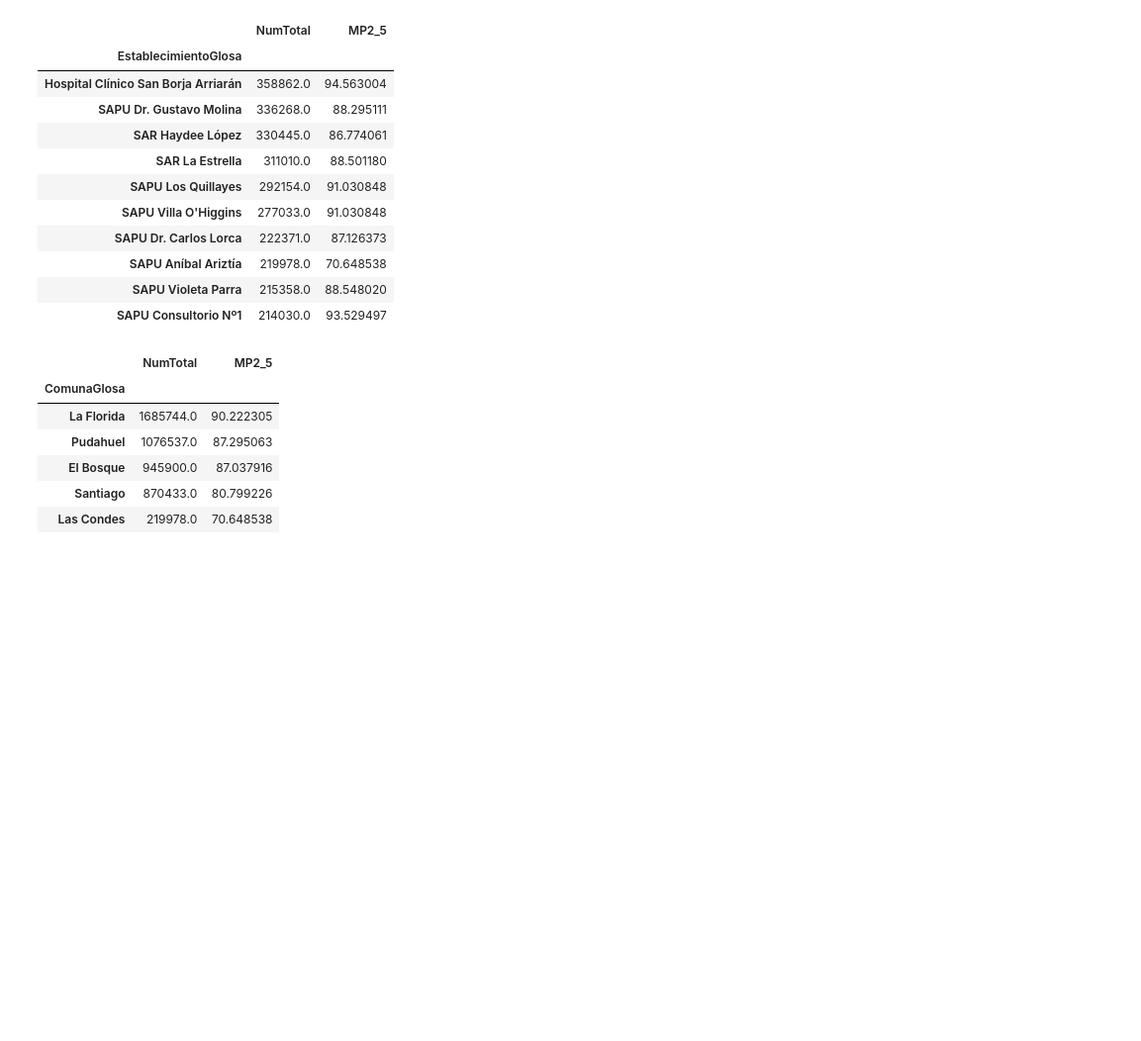
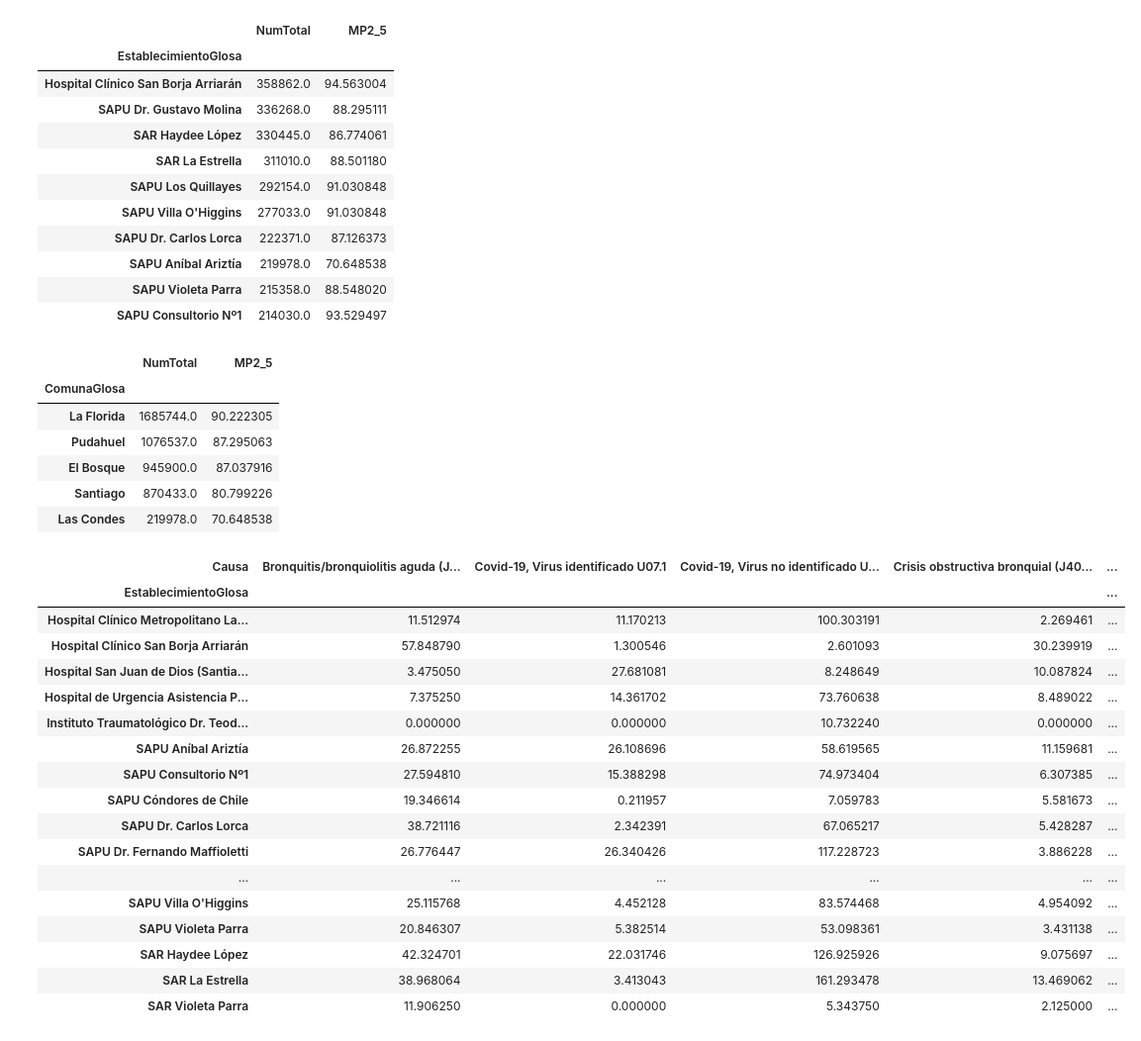
Before and after one commit to Branlut/miniproyecto2, a Jupyter notebook: analisis.ipynb, the cells around one changed output. Shown at 99% size. Cells and saved outputs as stored; diff of their text form; code cells hidden in the pictures; blank space fills up the shorter version.

```diff
--- a/analisis.ipynb
+++ b/analisis.ipynb
@@ -320,3 +320,25 @@ comuna_contaminantes
 | El Bosque | 945900.0 | 87.037916 |
 | Santiago | 870433.0 | 80.799226 |
 | Las Condes | 219978.0 | 70.648538 |
+# %%
+establicimiento_causa = df_merge.pivot_table(index='EstablecimientoGlosa', columns='Causa', values='NumTotal', aggfunc='mean')
+establicimiento_causa
+# %% [output]
+| Causa | Bronquitis/bronquiolitis aguda (J... | Covid-19, Virus identificado U07.1 | Covid-19, Virus no identificado U... | Crisis obstructiva bronquial (J40... | ... |
+| EstablecimientoGlosa |  |  |  |  | ... |
+| Hospital Clínico Metropolitano La... | 11.512974 | 11.170213 | 100.303191 | 2.269461 | ... |
+| Hospital Clínico San Borja Arriarán | 57.848790 | 1.300546 | 2.601093 | 30.239919 | ... |
+| Hospital San Juan de Dios (Santia... | 3.475050 | 27.681081 | 8.248649 | 10.087824 | ... |
+| Hospital de Urgencia Asistencia P... | 7.375250 | 14.361702 | 73.760638 | 8.489022 | ... |
+| Instituto Traumatológico Dr. Teod... | 0.000000 | 0.000000 | 10.732240 | 0.000000 | ... |
+| SAPU Aníbal Ariztía | 26.872255 | 26.108696 | 58.619565 | 11.159681 | ... |
+| SAPU Consultorio Nº1 | 27.594810 | 15.388298 | 74.973404 | 6.307385 | ... |
+| SAPU Cóndores de Chile | 19.346614 | 0.211957 | 7.059783 | 5.581673 | ... |
+| SAPU Dr. Carlos Lorca | 38.721116 | 2.342391 | 67.065217 | 5.428287 | ... |
+| SAPU Dr. Fernando Maffioletti | 26.776447 | 26.340426 | 117.228723 | 3.886228 | ... |
+| ... | ... | ... | ... | ... | ... |
+| SAPU Villa O'Higgins | 25.115768 | 4.452128 | 83.574468 | 4.954092 | ... |
+| SAPU Violeta Parra | 20.846307 | 5.382514 | 53.098361 | 3.431138 | ... |
+| SAR Haydee López | 42.324701 | 22.031746 | 126.925926 | 9.075697 | ... |
+| SAR La Estrella | 38.968064 | 3.413043 | 161.293478 | 13.469062 | ... |
+| SAR Violeta Parra | 11.906250 | 0.000000 | 5.343750 | 2.125000 | ... |
```
Also changed, not shown: parts of 3 cells of this notebook.
